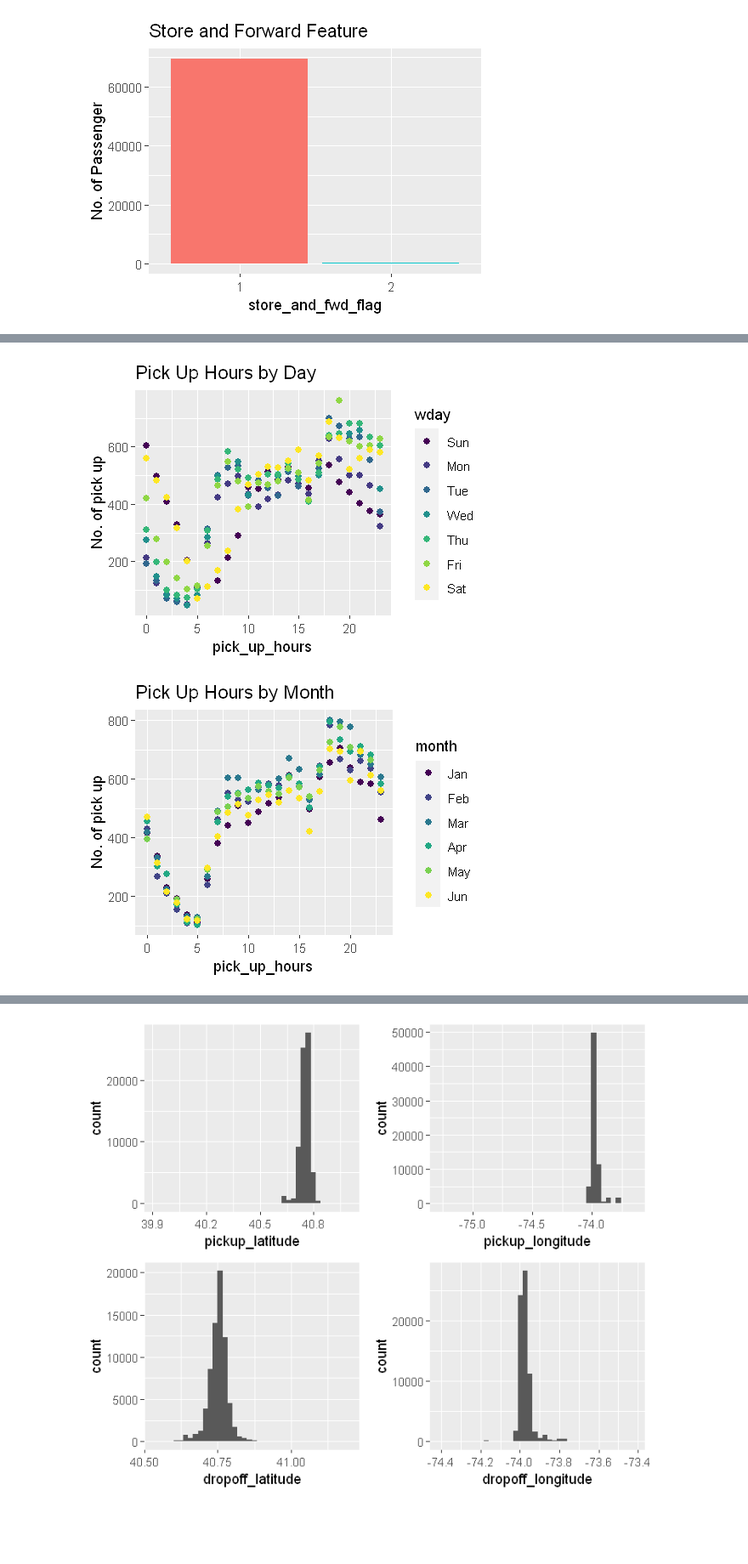
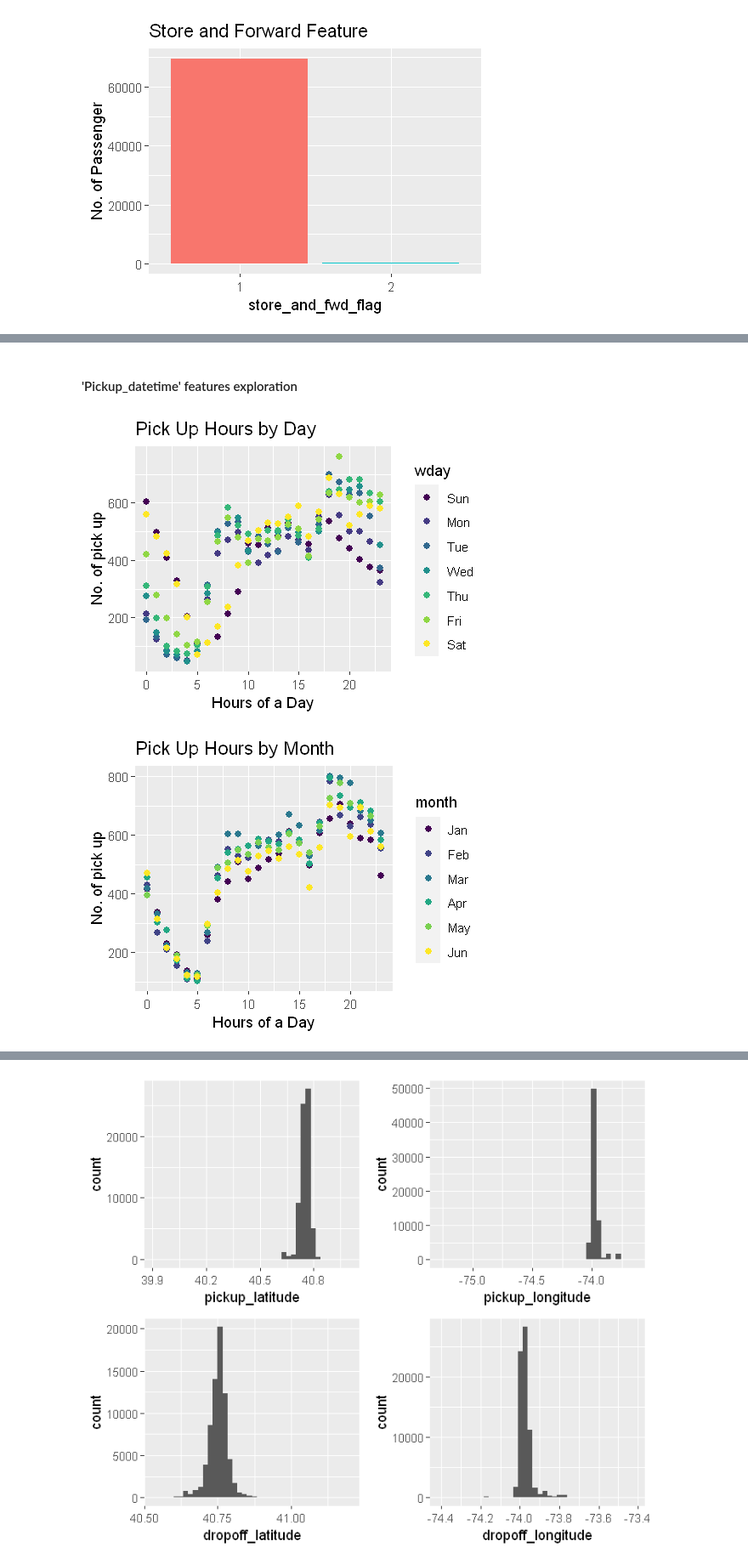
Before and after one commit to robinyUArizona/NYC-Taxi-Trip-Duration-R-ggplot2, a Jupyter notebook: NYC-Taxi Trip Duration Analysis in R.ipynb, the cells around one changed output, grey strips where cells are left out. Shown at 85% size. Drawn from its saved outputs; the diff is of its cells as text; code cells hidden in the pictures; blank space fills up the shorter version.

```diff
--- a/NYC-Taxi Trip Duration Analysis in R.ipynb
+++ b/NYC-Taxi Trip Duration Analysis in R.ipynb
@@ -291,30 +330,34 @@ new_train_data_2 %>%
+# %% [markdown]
+#### 'Pickup_datetime' features exploration
 # %%
-##### 'pick_up_datetime' feature
-new_train_data %>%
+##### 'pickup_datetime' feature
+num_pickup_24hours_day <- new_train_data %>%
   mutate(hpick = hour(pickup_datetime),
          wday  = factor(wday(pickup_datetime, label=TRUE))) %>%
   group_by(hpick, wday) %>%
-  count() %>%
-  ggplot(aes(x=hpick, y=n, color=wday)) +
+  count()
+
+num_pickup_24hours_day %>% ggplot(aes(x=hpick, y=n, color=wday)) +
   geom_point(size=2) +
   ggtitle("Pick Up Hours by Day") +
-  xlab("pick_up_hours") +
+  xlab("Hours of a Day") +
   ylab("No. of pick up")
 # %% [output]
-[figure, old version]
+[figure, new version]
 # %%
-new_train_data %>%
+num_pickup_24hours_month <- new_train_data %>%
   mutate(hpick = hour(pickup_datetime),
          month  = factor(month(pickup_datetime, label=TRUE))) %>%
   group_by(hpick, month) %>%
-  count() %>%
-  ggplot(aes(x=hpick, y=n, color=month)) +
+  count()
+
+num_pickup_24hours_month %>% ggplot(aes(x=hpick, y=n, color=month)) +
   geom_point(size=2) +
   ggtitle("Pick Up Hours by Month") +
-  xlab("pick_up_hours") +
+  xlab("Hours of a Day") +
   ylab("No. of pick up")
 # %% [output]
-[figure, old version]
+[figure, new version]
 # %%
 new_train_data %>%
   mutate(hpick = hour(pickup_datetime)) %>%
```
Also changed, not shown: parts of 36 cells of this notebook.
